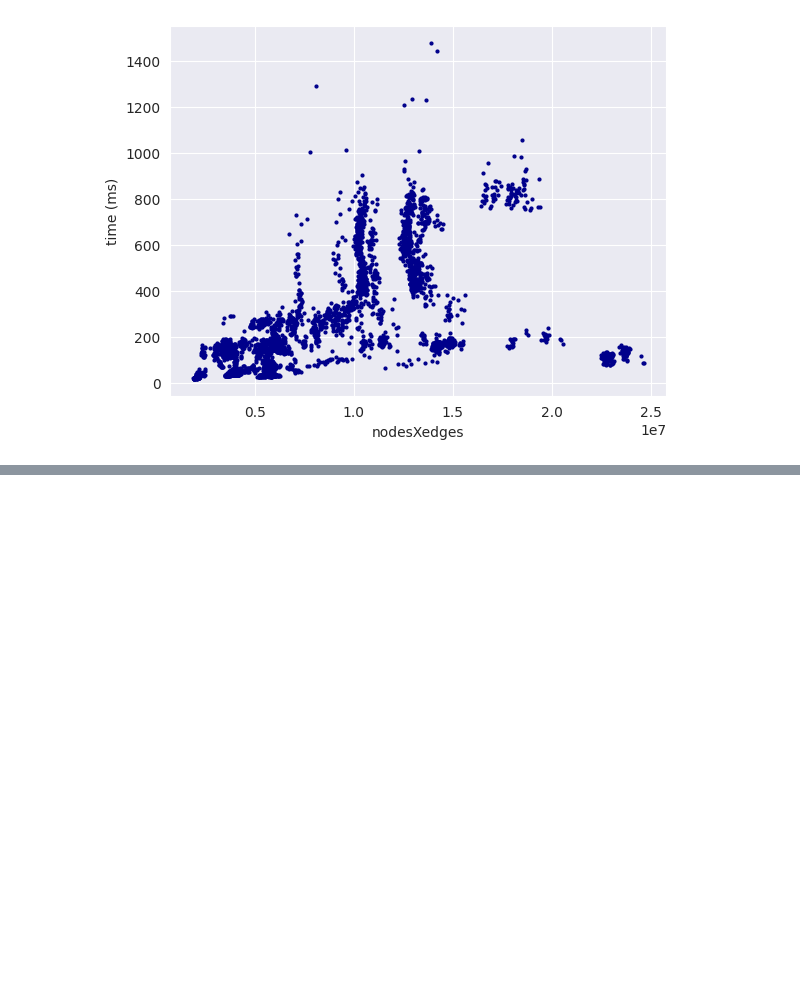
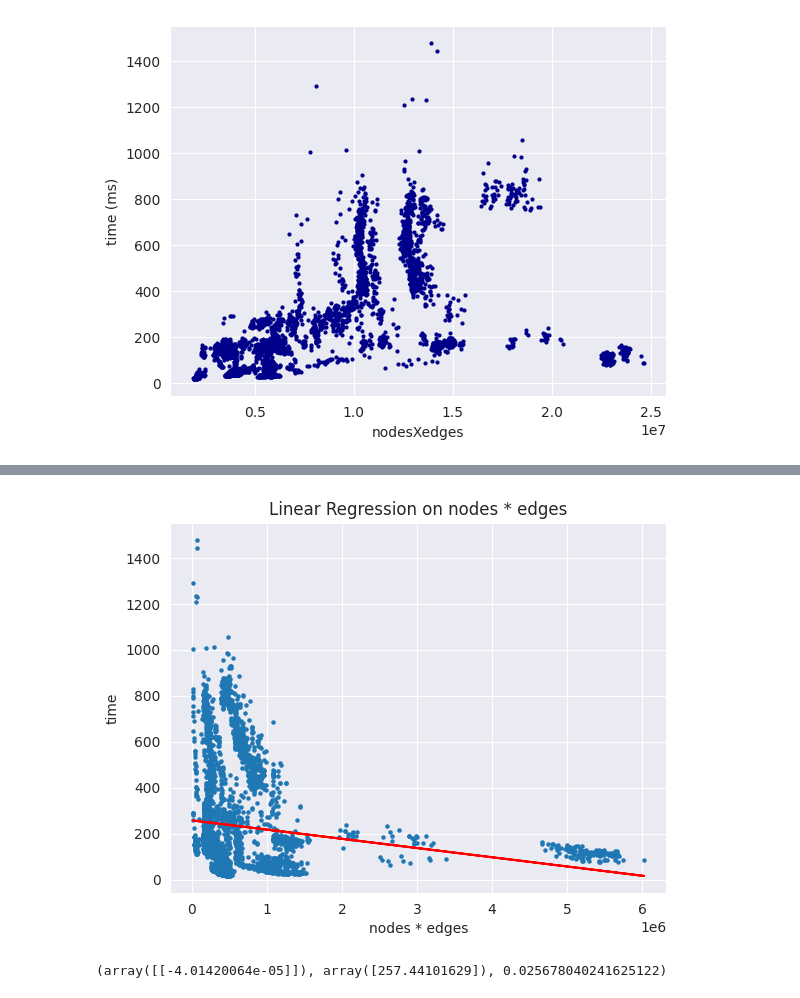
Before and after one commit to mreza-kiani/graph-generalization-algorithm, a Jupyter notebook: src/main/resources/scripts/performance/analyzer-class-diagram.ipynb, the cells around one changed output, grey strips where cells are left out. Drawn from its saved outputs; the diff is of its cells as text; code cells hidden in the pictures; blank space fills up the shorter version.

```diff
--- a/src/main/resources/scripts/performance/analyzer-class-diagram.ipynb
+++ b/src/main/resources/scripts/performance/analyzer-class-diagram.ipynb
@@ -177,0 +189,5 @@ df.plot.scatter(x='nodesXedges', y='time', c='DarkBlue', s=4, ylabel='time (ms)'
+# %%
+linear_regression_of(df, 'common_nodes_X_common_edges', 'time', x_label='nodes * edges', y_label='time', title='Linear Regression on nodes * edges')
+# %% [output]
+[figure, added]
+(array([[-4.01420064e-05]]), array([257.44101629]), 0.025678040241625122)
```
Also changed, not shown: parts of 5 cells of this notebook.
